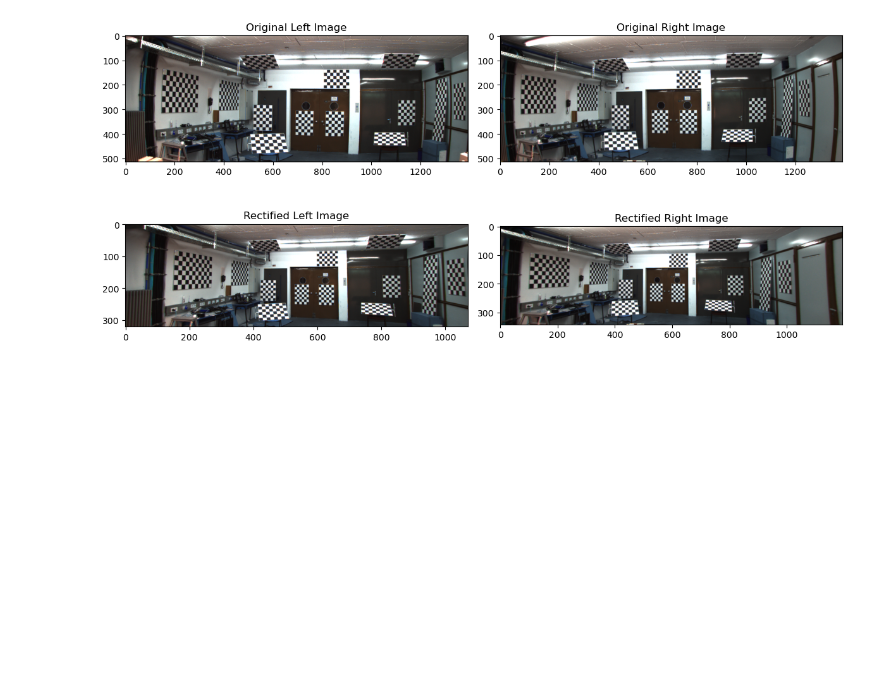
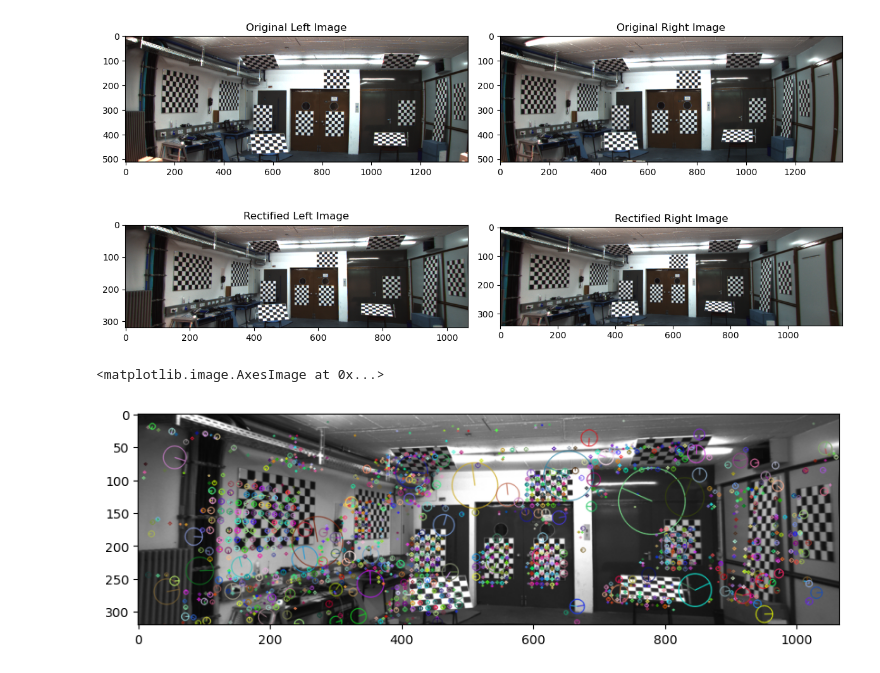
Before and after one commit to JoelIngason/perception-final-project, a Jupyter notebook: src/Lukas_Calib.ipynb, the cells around one changed output. Saved outputs shown, nothing was run; the diff lists cells and outputs as text; code cells hidden in the pictures; blank space fills up the shorter version.

```diff
--- a/src/Lukas_Calib.ipynb
+++ b/src/Lukas_Calib.ipynb
@@ -322,11 +391,9 @@ plot_undistorted_images(left_image, right_image, undistorted_left_old, undistort
 # %%
 # find good flags for stereo calibration
-import itertools
-
 
 criteria = (cv2.TERM_CRITERIA_EPS + cv2.TERM_CRITERIA_MAX_ITER, 100, 1e-5)
 # define flag options
-flag_options = [
+flag_options_stereo = [
     (cv2.CALIB_FIX_INTRINSIC, "cv2.CALIB_FIX_INTRINSIC"),
     (cv2.CALIB_FIX_ASPECT_RATIO, "cv2.CALIB_FIX_ASPECT_RATIO"),
     (cv2.CALIB_ZERO_TANGENT_DIST, "cv2.CALIB_ZERO_TANGENT_DIST"),
@@ -338,13 +405,7 @@ flag_options = [
     (cv2.CALIB_FIX_K5, "cv2.CALIB_FIX_K5")
 ]
 
-# get all combinations
-def get_flag_combinations(flag_options):
-    all_combinations = []
-    for r in range(1, len(flag_options) + 1):
-        combinations = itertools.combinations(flag_options, r)
-        all_combinations.extend(combinations)
-    return all_combinations
+
 
 # stereo calibrate
 def stereo_calibrate_with_flags(objpoints, imgpoints_left, imgpoints_right, image_size, flag_combination):
@@ -361,9 +422,9 @@ def stereo_calibrate_with_flags(objpoints, imgpoints_left, imgpoints_right, imag
 
     return ret, mtx1, dist1, mtx2, dist2, R, T, E, F
 
-all_combinations = get_flag_combinations(flag_options)
+all_combinations_stereo = get_flag_combinations(flag_options_stereo)
 
-for flag_combination in all_combinations:
+for flag_combination in all_combinations_stereo:
     print(f"Testing flag combination: {flag_combination}")
     ret, mtx1, dist1, mtx2, dist2, R, T, E, F = stereo_calibrate_with_flags(
         objpoints, imgpoints_left, imgpoints_right, image_size, flag_combination
@@ -537,0 +566,15 @@ def draw_epipolar_lines(img1, img2, points1, points2, F):
+# %%
+# SIFT-Detektor erstellen
+sift = cv2.SIFT_create()
+rectified_left_gray = cv2.cvtColor(rectified_left, cv2.COLOR_RGB2GRAY)
+rectified_right_gray = cv2.cvtColor(rectified_right, cv2.COLOR_RGB2GRAY)
+# Keypoints und Deskriptoren extrahieren
+kp1, des1 = sift.detectAndCompute(rectified_left_gray, None)
+kp2, des2 = sift.detectAndCompute(rectified_right_gray, None)
+
+kp_img = cv2.drawKeypoints(rectified_left_gray, kp2, rectified_right_gray, flags=cv2.DRAW_MATCHES_FLAGS_DRAW_RICH_KEYPOINTS)
+plt.figure(figsize = (10,10))
+plt.imshow(kp_img)
+# %% [output]
+<matplotlib.image.AxesImage at 0x...>
+[figure, added]
```
Also changed, not shown: parts of 10 cells of this notebook.
